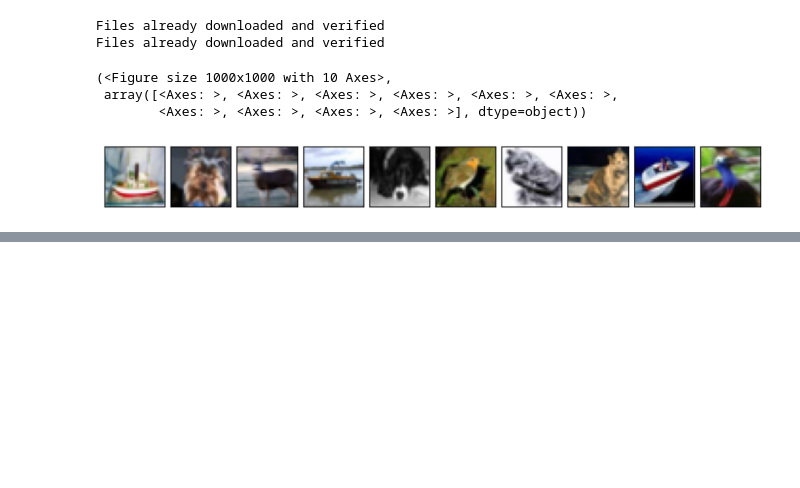
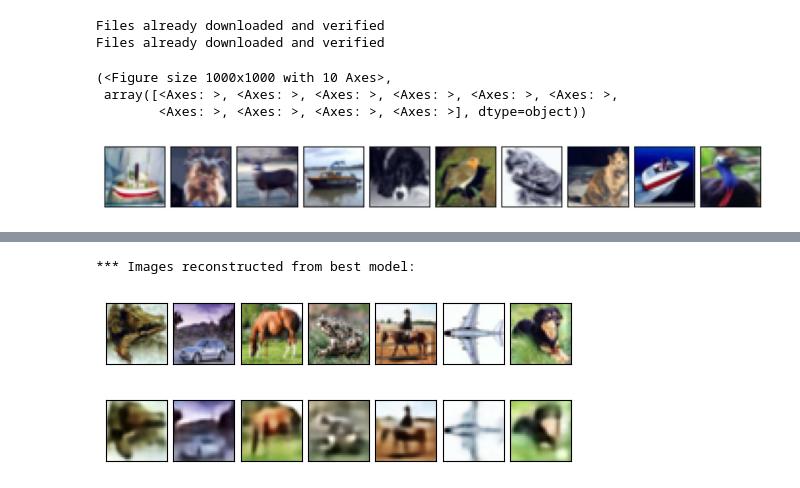
Before and after one commit to matanophir/DL_project, a Jupyter notebook: cifar_1_2_1.ipynb, the cells around one changed output, grey strips where cells are left out. Saved outputs shown, nothing was run; the diff lists cells and outputs as text; code cells hidden in the pictures; blank space fills up the shorter version.

```diff
--- a/cifar_1_2_1.ipynb
+++ b/cifar_1_2_1.ipynb
@@ -143,0 +177,22 @@ else:
+# %%
+
+# Plot images from best model
+saved_state = torch.load(f'{checkpoint_file}.pt', map_location=args.device)
+model_dp.load_state_dict(saved_state['model_state'])
+
+print('*** Images reconstructed from best model:')
+imgs, _ = next(dl_sample)
+imgs = imgs.to(args.device)
+recon_imgs = model.sample(imgs)
+
+fig, _ = tensors_as_images(list(imgs), figsize=(6,3))
+IPython.display.display(fig)
+plt.close(fig)
+
+fig, _ = tensors_as_images(list(recon_imgs), figsize=(6,3))
+IPython.display.display(fig)
+plt.close(fig)
+# %% [output]
+*** Images reconstructed from best model:
+[figure, added]
+[figure, added]
```
Also changed, not shown: parts of 12 cells of this notebook, 18 other files.
